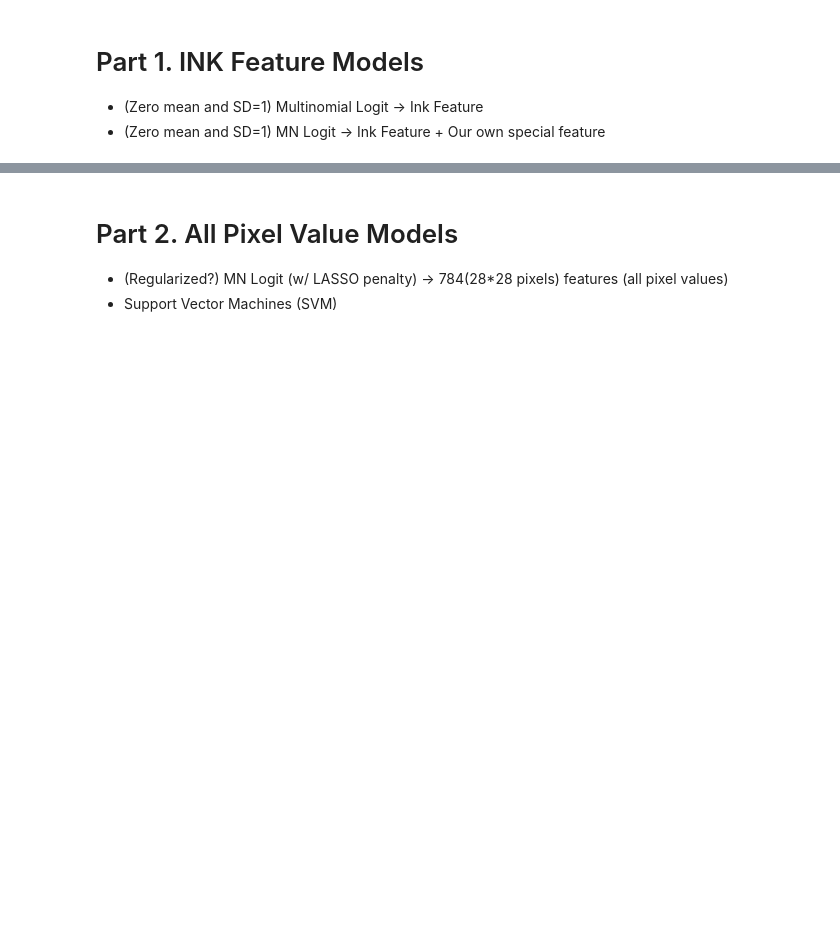
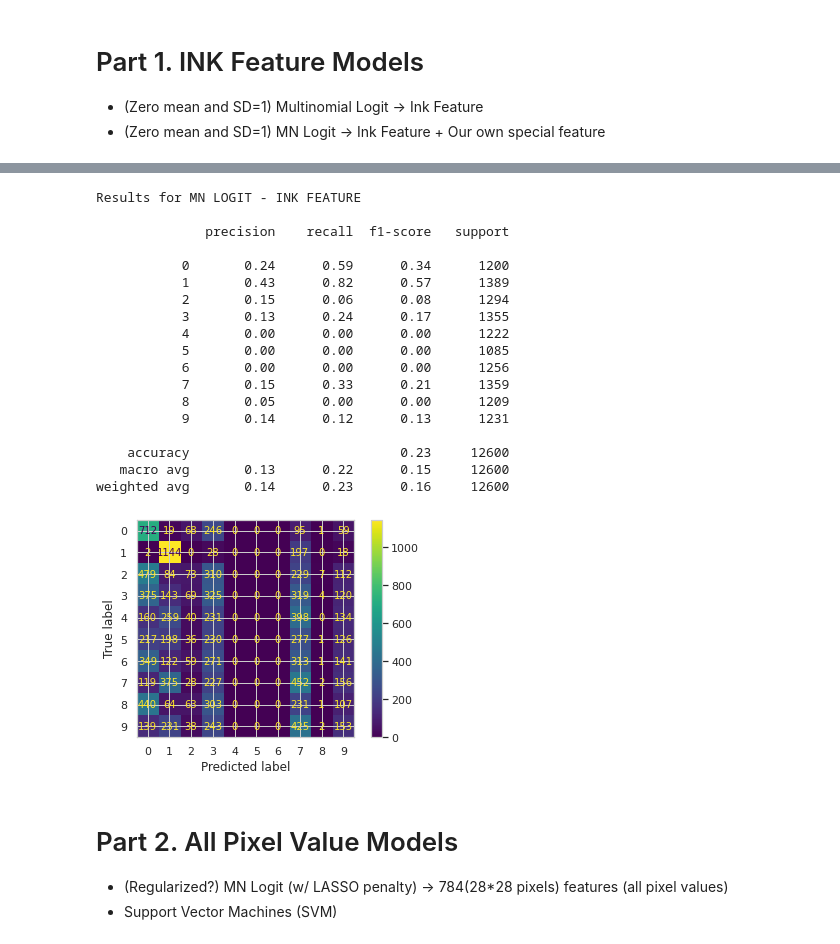
Before and after one commit to gusluchetti/uu-pattern-recognition, a Jupyter notebook: pr_data_analysis.ipynb, the cells around one changed output, grey strips where cells are left out. Cells and saved outputs as stored; diff of their text form; code cells hidden in the pictures; blank space fills up the shorter version.

```diff
--- a/pr_data_analysis.ipynb
+++ b/pr_data_analysis.ipynb
@@ -6,7 +6,7 @@ import matplotlib.pyplot as plt
 import seaborn as sns
 # %%
 # configuring figure/plot params
-custom_params = {'figure.figsize':(16,9)}
+custom_params = {'figure.figsize':(17,9)}
 sns.set_theme(style="whitegrid", rc=custom_params)
 # %%
 mnist_data = pd.read_csv('mnist.csv').values
@@ -94,14 +126,35 @@ from sklearn.metrics import classification_report
 from sklearn.datasets import make_classification
 from sklearn.metrics import confusion_matrix, ConfusionMatrixDisplay
 
-def show_results(y_test, y_pred):
+def show_results(model_desc, y_test, y_pred):
+    print(f"\nResults for {model_desc}\n")
     print(classification_report(y_test, y_pred, zero_division=0)) # hiding zero division warn
     cm = confusion_matrix(y_test, y_pred, labels=scaled_logit.classes_)
     disp = ConfusionMatrixDisplay(confusion_matrix=cm, display_labels=scaled_logit.classes_)
     disp.plot()
     plt.show()
 # %%
-show_results(y_test, y_pred) # mn logit -> ink feature
+show_results("MN LOGIT - INK FEATURE", y_test, y_pred)
+# %% [output]
+Results for MN LOGIT - INK FEATURE
+
+              precision    recall  f1-score   support
+
+           0       0.24      0.59      0.34      1200
+           1       0.43      0.82      0.57      1389
+           2       0.15      0.06      0.08      1294
+           3       0.13      0.24      0.17      1355
+           4       0.00      0.00      0.00      1222
+           5       0.00      0.00      0.00      1085
+           6       0.00      0.00      0.00      1256
+           7       0.15      0.33      0.21      1359
+           8       0.05      0.00      0.00      1209
+           9       0.14      0.12      0.13      1231
+
+    accuracy                           0.23     12600
+   macro avg       0.13      0.22      0.15     12600
+weighted avg       0.14      0.23      0.16     12600
+[figure, added]
 # %% [markdown]
 # Part 2. All Pixel Value Models
 - (Regularized?) MN Logit (w/ LASSO penalty) -> 784(28*28 pixels) features (all pixel values)
```
Also changed, not shown: parts of 9 cells of this notebook, 1 other file.
